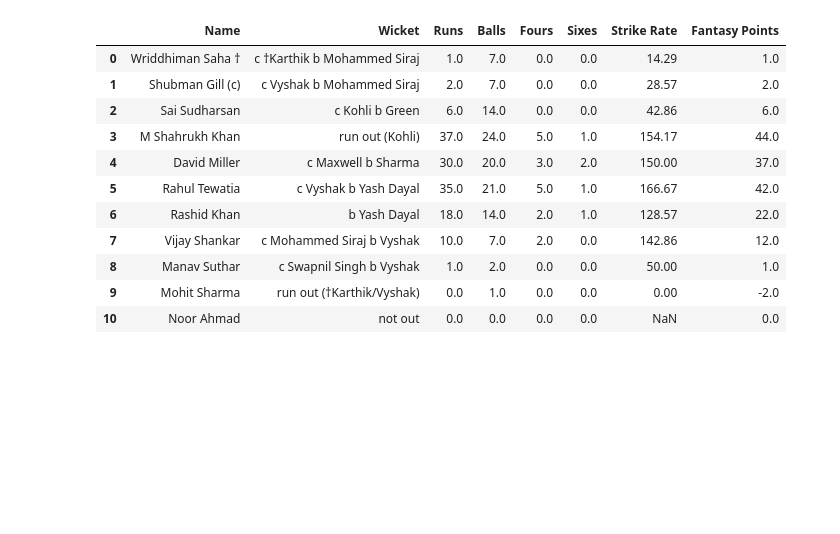
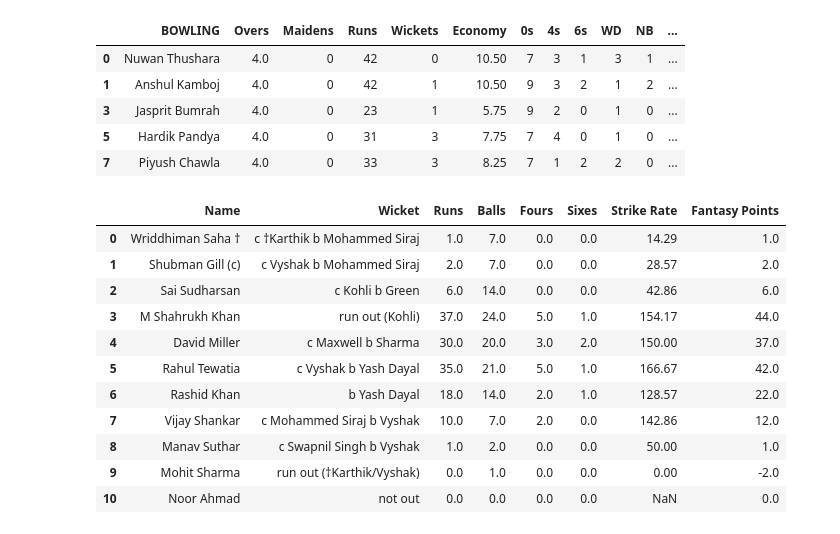
Before and after one commit to TheLameOne/dream11, a Jupyter notebook: fantasypoints.ipynb, the cells around one changed output. Saved outputs shown, nothing was run; the diff lists cells and outputs as text; code cells hidden in the pictures; blank space fills up the shorter version.

```diff
--- a/fantasypoints.ipynb
+++ b/fantasypoints.ipynb
@@ -161,24 +165,30 @@ m.team2_bowling_df
 # %%
-import numpy
-
-
 x = m.team1_batting_df
 
 
 x['Fantasy Points'] = x['Runs'] + x['Fours'] + x['Sixes']*2
 x['Fantasy Points'] = x['Runs'] + x['Fours'] + x['Sixes']*2
 x['Fantasy Points'] = numpy.where(x['Runs'] > 50, x['Fantasy Points'] + 8, x['Fantasy Points'])
 x['Fantasy Points'] = numpy.where(x['Runs'] > 100, x['Fantasy Points'] + 8, x['Fantasy Points'])
 x['Fantasy Points'] = numpy.where((x['Runs'] == 0) & (x['Wicket'] != 'not out '), x['Fantasy Points'] - 2 , x['Fantasy Points'])
 
 y = m.team1_bowling_df
 
 
-# y['Fantasy Points'] = y['Wickets']*25 + y['Maidens']*8
-# y['Fantasy Points'] = numpy.where(y['Wickets'] >= 4, y['Fantasy Points'] + 8, y['Fantasy Points'])
-# y['Fantasy Points'] = numpy.where(y['Wickets'] >= 5, y['Fantasy Points'] + 8, y['Fantasy Points'])
+y['Fantasy Points'] = y['Wickets']*25 + y['Maidens']*8
+y['Fantasy Points'] = numpy.where(y['Wickets'] >= 4, y['Fantasy Points'] + 8, y['Fantasy Points'])
+y['Fantasy Points'] = numpy.where(y['Wickets'] >= 5, y['Fantasy Points'] + 8, y['Fantasy Points'])
+y['Fantasy Points'] = numpy.where((y['Economy'] <= 6) & (y['Overs'] >=2) , y['Fantasy Points'] +2, y['Fantasy Points'])
+y['Fantasy Points'] = numpy.where((y['Economy'] <= 5) & (y['Overs'] >=2), y['Fantasy Points'] +2, y['Fantasy Points'])
 
-# y
+y
+# %% [output]
+|  | BOWLING | Overs | Maidens | Runs | Wickets | Economy | 0s | 4s | 6s | WD | NB | ... |
+| 0 | Nuwan Thushara | 4.0 | 0 | 42 | 0 | 10.50 | 7 | 3 | 1 | 3 | 1 | ... |
+| 1 | Anshul Kamboj | 4.0 | 0 | 42 | 1 | 10.50 | 9 | 3 | 2 | 1 | 2 | ... |
+| 3 | Jasprit Bumrah | 4.0 | 0 | 23 | 1 | 5.75 | 9 | 2 | 0 | 1 | 0 | ... |
+| 5 | Hardik Pandya | 4.0 | 0 | 31 | 3 | 7.75 | 7 | 4 | 0 | 1 | 0 | ... |
+| 7 | Piyush Chawla | 4.0 | 0 | 33 | 3 | 8.25 | 7 | 1 | 2 | 2 | 0 | ... |
 # %%
 
 # Same for Strike Rate
```
Also changed, not shown: parts of 4 cells of this notebook.
